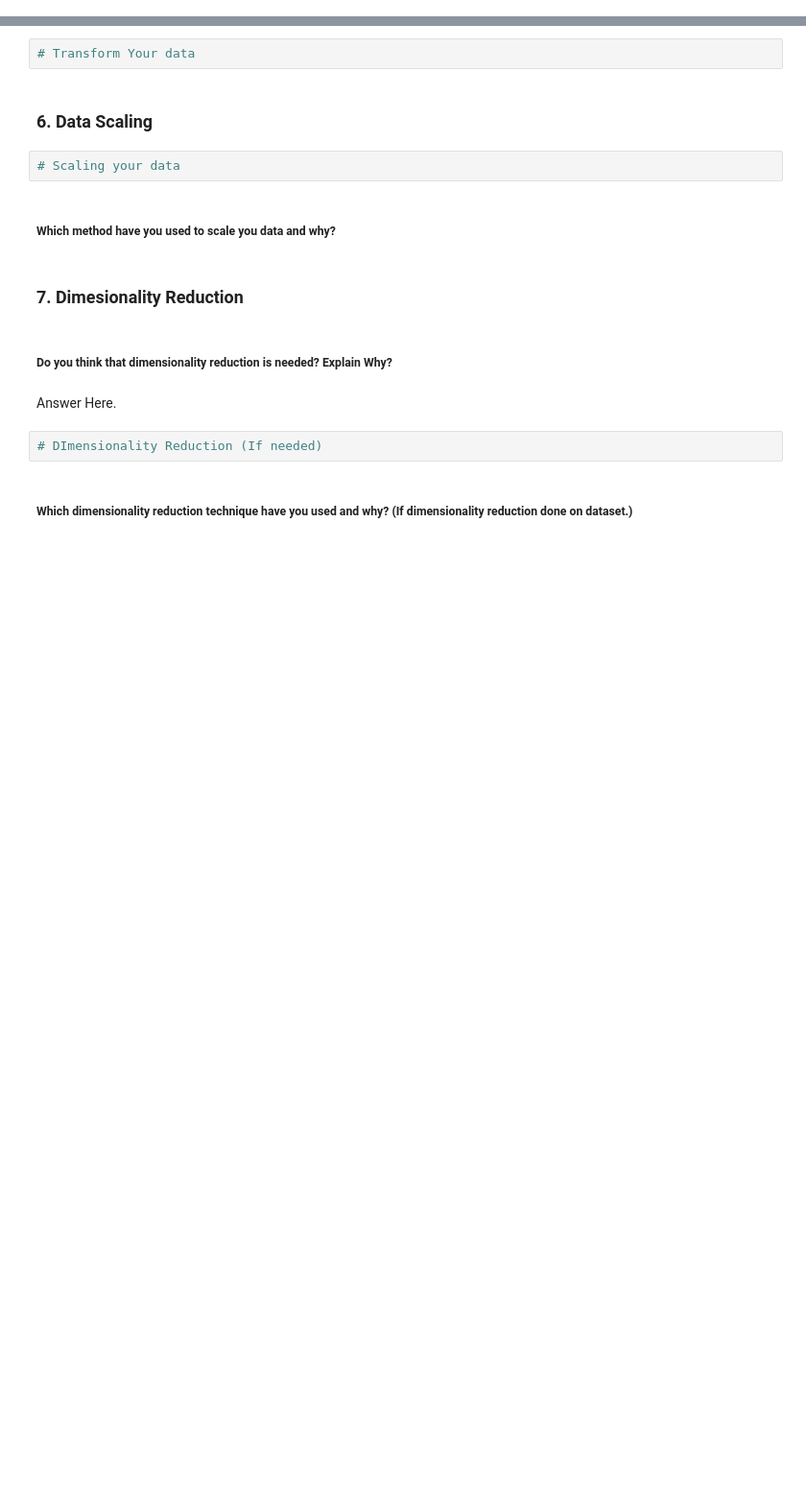
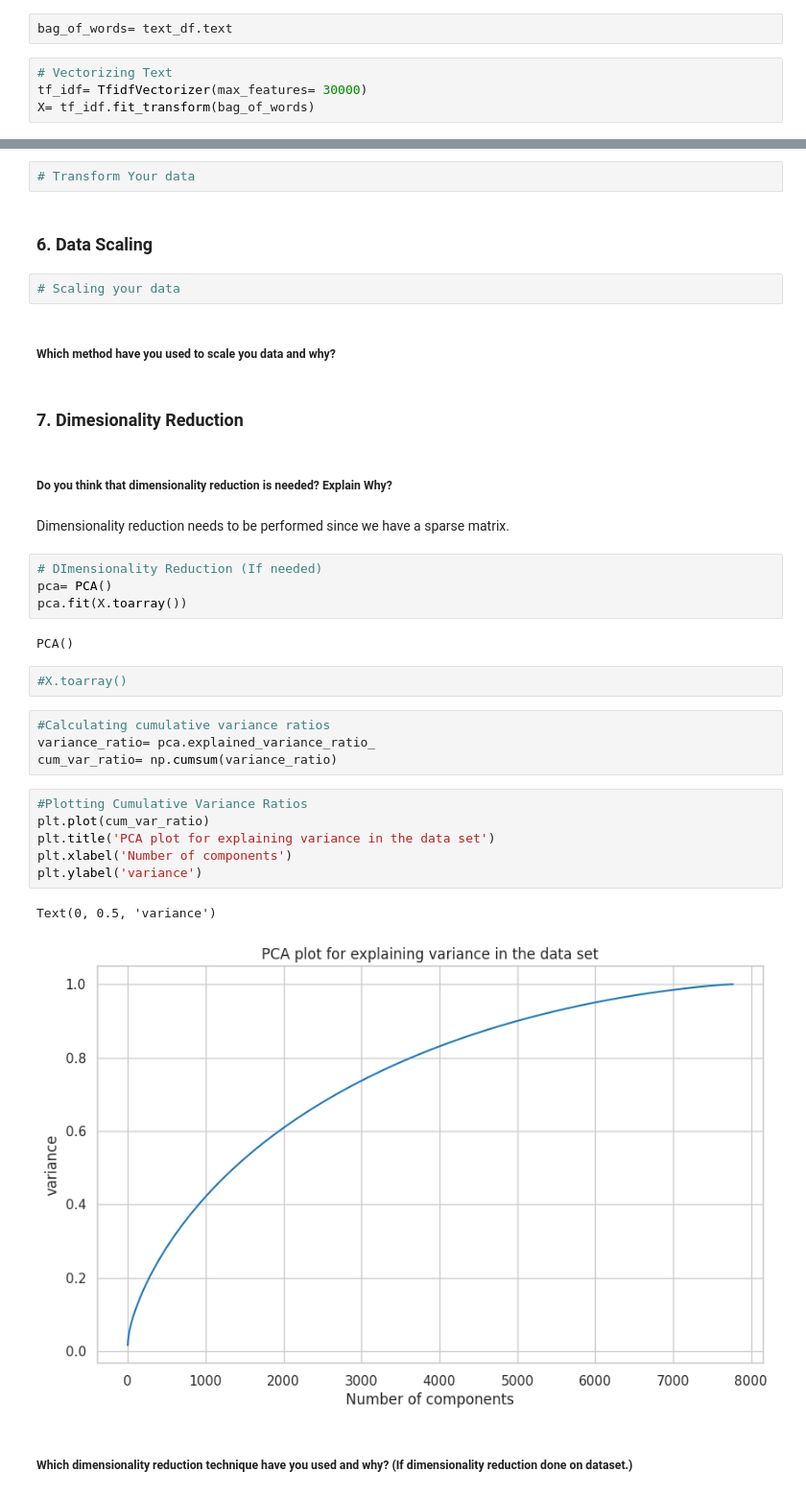
Before and after one commit to Sanjeevhegde009/Netflix-Movies-and-TV-Shows-Clustering, a Jupyter notebook: Netflix_Movies_Clustering.ipynb, the cells around one changed output, grey strips where cells are left out. Shown at 96% size. Drawn from its saved outputs; the diff is of its cells as text; blank space fills up the shorter version.

```diff
--- a/Netflix_Movies_Clustering.ipynb
+++ b/Netflix_Movies_Clustering.ipynb
@@ -949,0 +1010,6 @@ Answer Here.
+# %%
+bag_of_words= text_df.text
+# %%
+# Vectorizing Text
+tf_idf= TfidfVectorizer(max_features= 30000)
+X= tf_idf.fit_transform(bag_of_words)
@@ -985,9 +1080,28 @@ Answer Here.
 ### 7. Dimesionality Reduction
 # %% [markdown]
 ##### Do you think that dimensionality reduction is needed? Explain Why?
-# %% [markdown]
-Answer Here.
+# %% [markdown]
+Dimensionality reduction needs to be performed since we have a sparse matrix.
 # %%
 # DImensionality Reduction (If needed)
+pca= PCA()
+pca.fit(X.toarray())
+# %% [output]
+PCA()
+# %%
+#X.toarray()
+# %%
+#Calculating cumulative variance ratios
+variance_ratio= pca.explained_variance_ratio_
+cum_var_ratio= np.cumsum(variance_ratio)
+# %%
+#Plotting Cumulative Variance Ratios
+plt.plot(cum_var_ratio)
+plt.title('PCA plot for explaining variance in the data set')
+plt.xlabel('Number of components')
+plt.ylabel('variance')
+# %% [output]
+Text(0, 0.5, 'variance')
+[figure, added]
 # %% [markdown]
 ##### Which dimensionality reduction technique have you used and why? (If dimensionality reduction done on dataset.)
```
Also changed, not shown: parts of 69 cells of this notebook.
